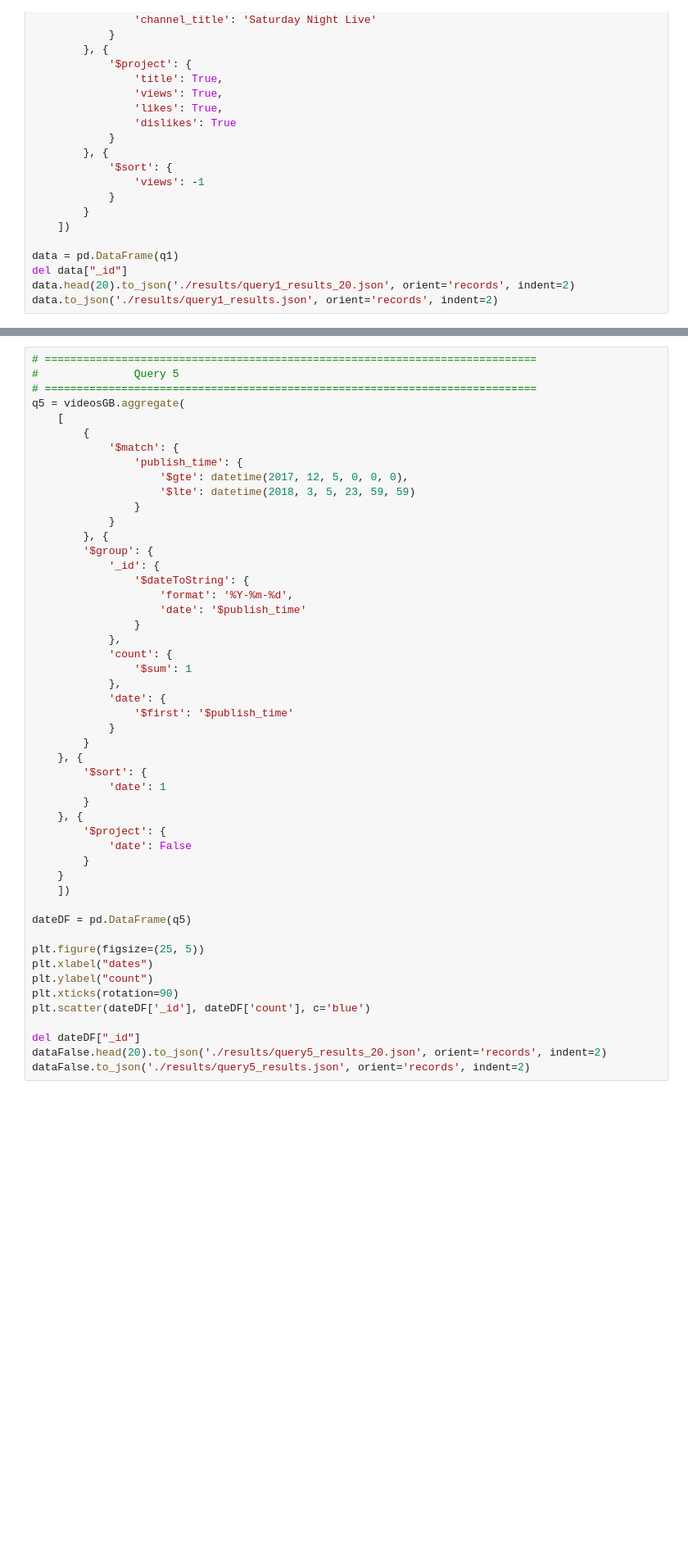
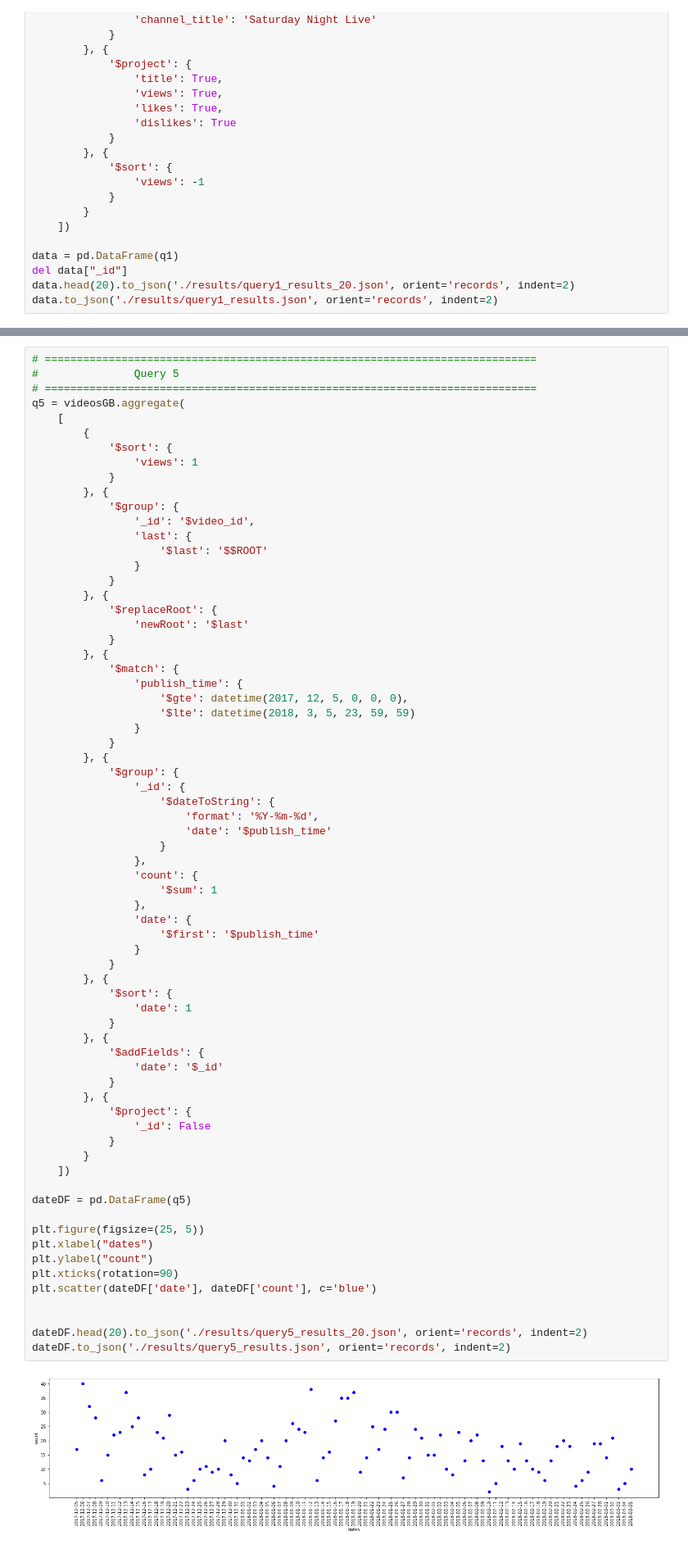
Before and after one commit to SpiliakosGeorge/BDM-Assignment_2, a Jupyter notebook: Vitsas-Spiliakos-Assignment2.ipynb, the cells around one changed output, grey strips where cells are left out. Shown: that part at 82% size. Drawn from its saved outputs; the diff is of its cells as text; blank space fills up the shorter version.

Commit message:
last changes

```diff
--- a/Vitsas-Spiliakos-Assignment2.ipynb
+++ b/Vitsas-Spiliakos-Assignment2.ipynb
@@ -410,50 +422,71 @@ plt.show()
 # %%
 # =============================================================================
 #               Query 5
 # =============================================================================
 q5 = videosGB.aggregate(
     [
         {
+            '$sort': {
+                'views': 1
+            }
+        }, {
+            '$group': {
+                '_id': '$video_id',
+                'last': {
+                    '$last': '$$ROOT'
+                }
+            }
+        }, {
+            '$replaceRoot': {
+                'newRoot': '$last'
+            }
+        }, {
             '$match': {
                 'publish_time': {
                     '$gte': datetime(2017, 12, 5, 0, 0, 0),
                     '$lte': datetime(2018, 3, 5, 23, 59, 59)
                 }
             }
         }, {
-        '$group': {
-            '_id': {
-                '$dateToString': {
-                    'format': '%Y-%m-%d',
-                    'date': '$publish_time'
+            '$group': {
+                '_id': {
+                    '$dateToString': {
+                        'format': '%Y-%m-%d',
+                        'date': '$publish_time'
+                    }
+                },
+                'count': {
+                    '$sum': 1
+                },
+                'date': {
+                    '$first': '$publish_time'
                 }
-            },
-            'count': {
-                '$sum': 1
-            },
-            'date': {
-                '$first': '$publish_time'
+            }
+        }, {
+            '$sort': {
+                'date': 1
+            }
+        }, {
+            '$addFields': {
+                'date': '$_id'
+            }
+        }, {
+            '$project': {
+                '_id': False
             }
         }
-    }, {
-        '$sort': {
-            'date': 1
-        }
-    }, {
-        '$project': {
-            'date': False
-        }
-    }
     ])
 
 dateDF = pd.DataFrame(q5)
 
 plt.figure(figsize=(25, 5))
 plt.xlabel("dates")
 plt.ylabel("count")
 plt.xticks(rotation=90)
-plt.scatter(dateDF['_id'], dateDF['count'], c='blue')
+plt.scatter(dateDF['date'], dateDF['count'], c='blue')
 
-del dateDF["_id"]
-dataFalse.head(20).to_json('./results/query5_results_20.json', orient='records', indent=2)
-dataFalse.to_json('./results/query5_results.json', orient='records', indent=2)
+
+dateDF.head(20).to_json('./results/query5_results_20.json', orient='records', indent=2)
+dateDF.to_json('./results/query5_results.json', orient='records', indent=2)
+# %% [output]
+[figure, added]
```
Also changed, not shown: parts of 5 cells of this notebook, 11 other files.
